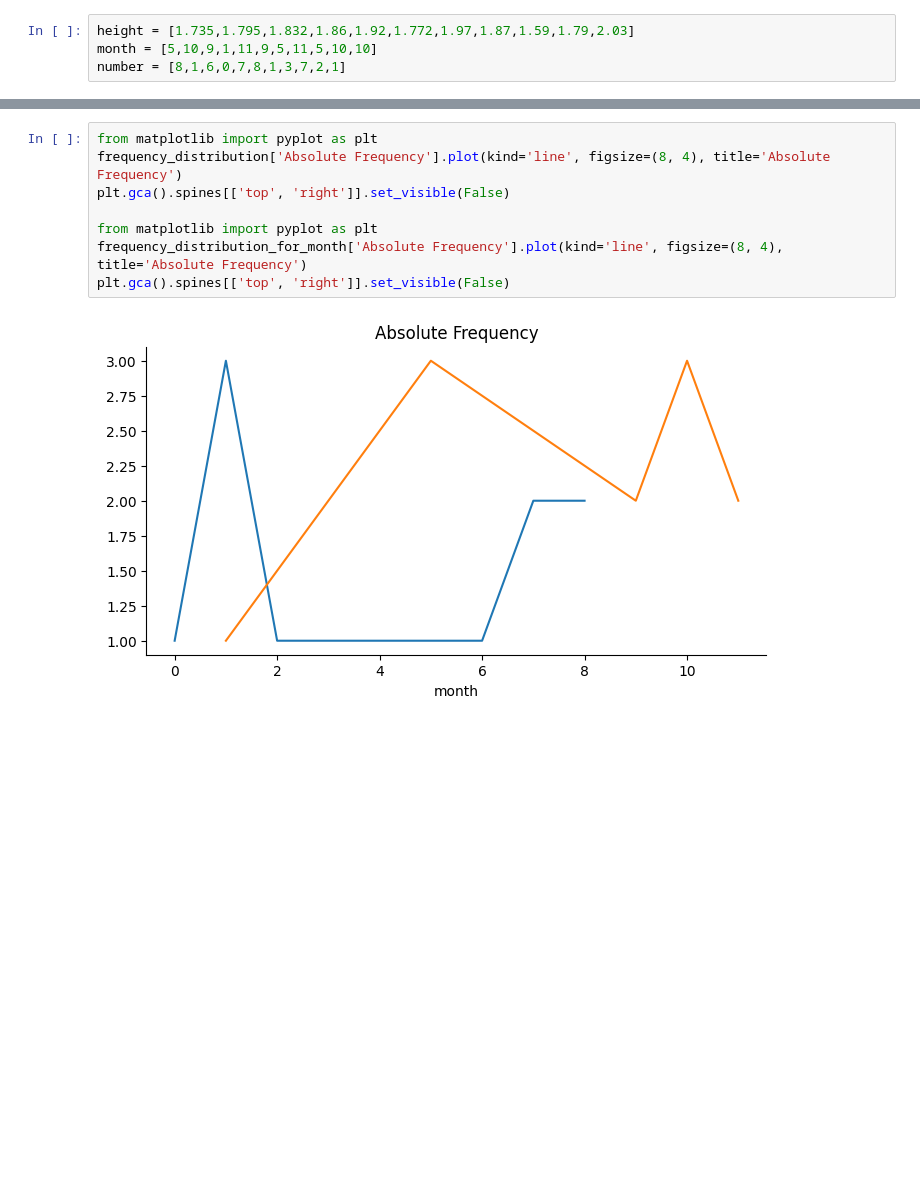
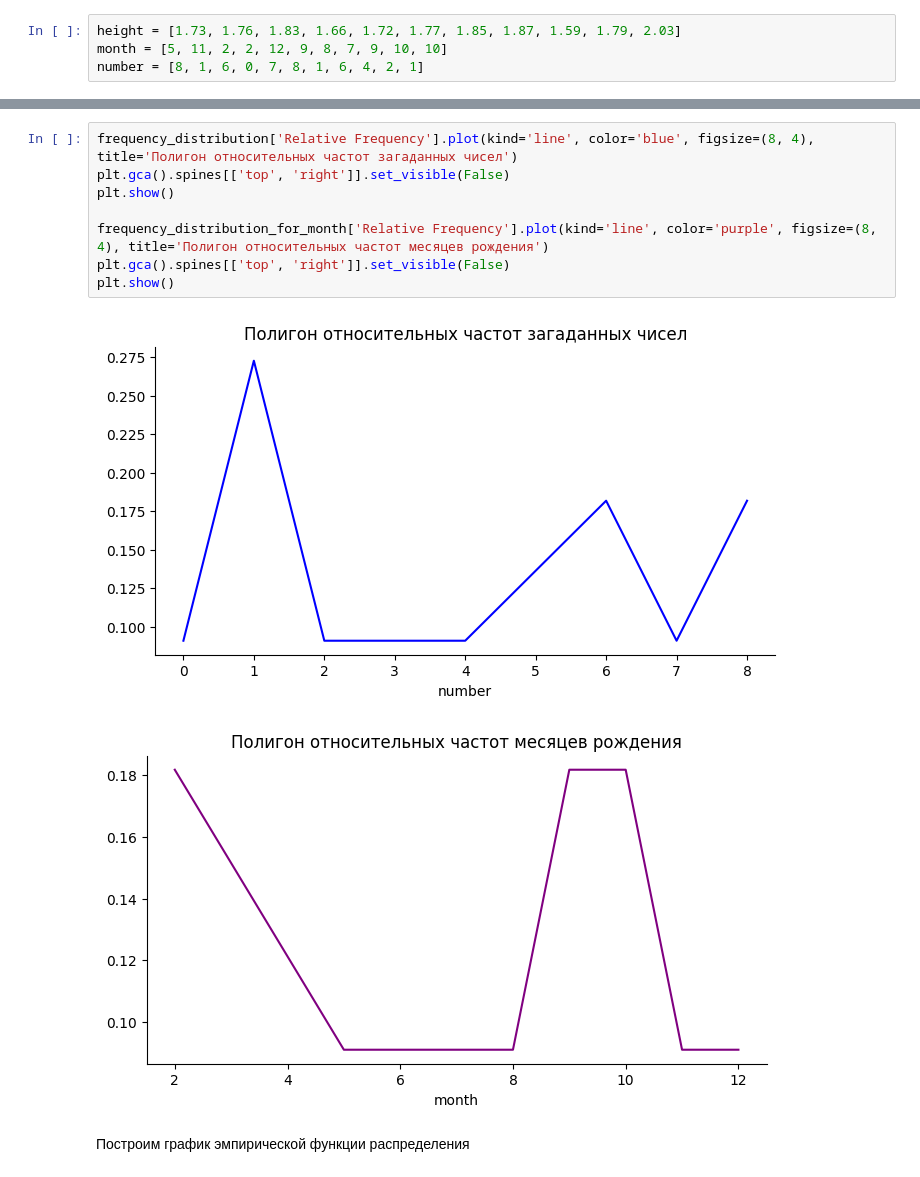
Before and after one commit to berberberk/apms-fs-2024, a Jupyter notebook: APMS1.ipynb, the cells around one changed output, grey strips where cells are left out. Saved outputs shown, nothing was run; the diff lists cells and outputs as text; blank space fills up the shorter version.

```diff
--- a/APMS1.ipynb
+++ b/APMS1.ipynb
@@ -6,4 +9,4 @@ import math
 # %%
-height = [1.735,1.795,1.832,1.86,1.92,1.772,1.97,1.87,1.59,1.79,2.03]
-month = [5,10,9,1,11,9,5,11,5,10,10]
-number = [8,1,6,0,7,8,1,3,7,2,1]
+height = [1.73, 1.76, 1.83, 1.66, 1.72, 1.77, 1.85, 1.87, 1.59, 1.79, 2.03]
+month = [5, 11, 2, 2, 12, 9, 8, 7, 9, 10, 10]
+number = [8, 1, 6, 0, 7, 8, 1, 6, 4, 2, 1]
@@ -54,13 +76,16 @@ Name: count, dtype: int64
 # %%
-from matplotlib import pyplot as plt
-frequency_distribution['Absolute Frequency'].plot(kind='line', figsize=(8, 4), title='Absolute Frequency')
+frequency_distribution['Relative Frequency'].plot(kind='line', color='blue', figsize=(8, 4), title='Полигон относительных частот загаданных чисел')
 plt.gca().spines[['top', 'right']].set_visible(False)
+plt.show()
 
-from matplotlib import pyplot as plt
-frequency_distribution_for_month['Absolute Frequency'].plot(kind='line', figsize=(8, 4), title='Absolute Frequency')
+frequency_distribution_for_month['Relative Frequency'].plot(kind='line', color='purple', figsize=(8, 4), title='Полигон относительных частот месяцев рождения')
 plt.gca().spines[['top', 'right']].set_visible(False)
+plt.show()
 # %% [output]
-[figure, old version]
+[figure, new version]
+[figure, added]
+# %% [markdown]
+Построим график эмпирической функции распределения
 # %%
 # Вычисление эмпирической функции распределения
 empirical_distribution = relative_frequencies.cumsum()
```
Also changed, not shown: parts of 23 cells of this notebook.
